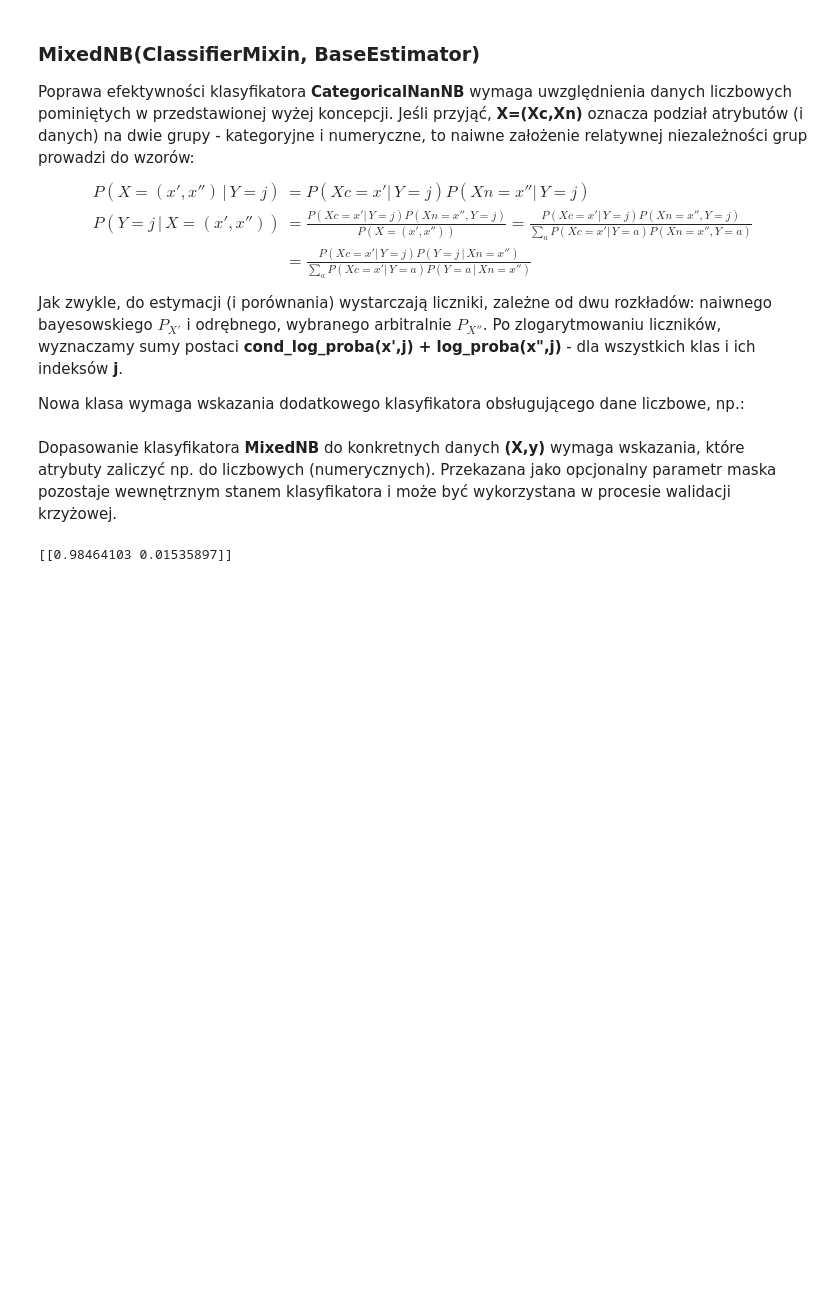
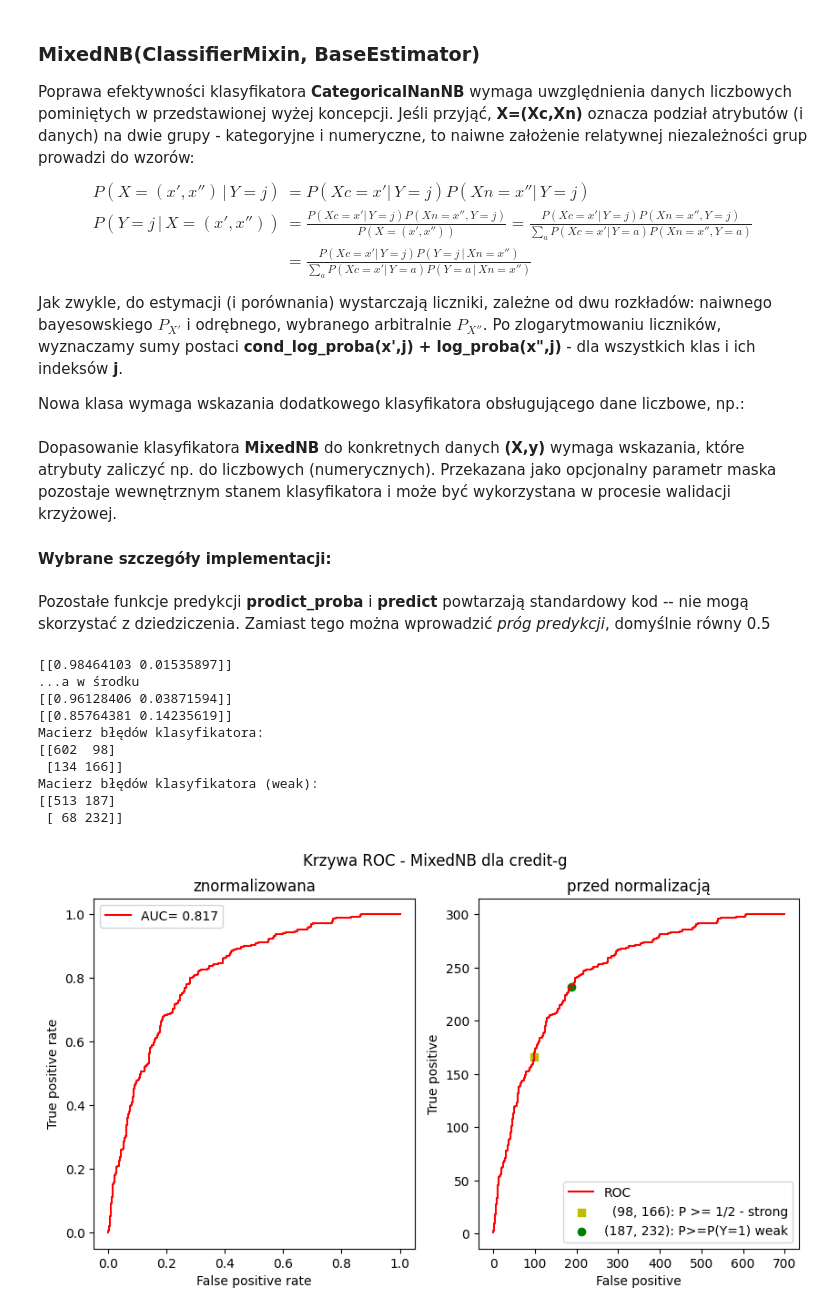
Before and after one commit to GrzegorzAndrzejczak/Programowanie-w-Pythonie, a Jupyter notebook: mixedNB.ipynb, the cells around one changed output. Drawn from its saved outputs; the diff is of its cells as text; code cells hidden in the pictures; blank space fills up the shorter version.

```diff
--- a/mixedNB.ipynb
+++ b/mixedNB.ipynb
@@ -410,14 +410,5 @@ from sklearn.linear_model import LogisticRegression
 cl_mix = MixedNB(LogisticRegression(max_iter=1000))
 # %% [markdown]
 Dopasowanie klasyfikatora **MixedNB** do konkretnych danych **(X,y)** wymaga wskazania, które atrybuty zaliczyć np. do liczbowych (numerycznych). Przekazana jako opcjonalny parametr maska pozostaje wewnętrznym stanem klasyfikatora i może być wykorzystana w procesie walidacji krzyżowej.
+
+#### Wybrane szczegóły implementacji:
-# %%
-data = pd.read_csv("./data/credit-g.csv")
-X = data.iloc[:, :-1].values
-y = data.iloc[:, -1].values
-ylab = np.unique(y)[::-1]           # raczej ('good', 'bad') niż odwrotnie
-y = (y == 'bad').astype(int)      # opcjonalnie
-numeric = [1, 4, 7, 10, 12, 15, 17]
-cl_mix.fit(X, y, nums=numeric)
-print(cl_mix.predict_proba(X[2:3]))
-# %% [output]
-[[0.98464103 0.01535897]]
@@ -423,0 +453,59 @@ print(cl_mix.predict_proba(X[2:3]))
+# %% [markdown]
+Pozostałe funkcje predykcji **prodict_proba** i **predict** powtarzają standardowy kod -- nie mogą skorzystać z dziedziczenia. Zamiast tego można wprowadzić *próg predykcji*, domyślnie równy 0.5
+# %%
+data = pd.read_csv("./data/credit-g.csv")
+X = data.iloc[:, :-1].values
+y = data.iloc[:, -1].values
+ylab = np.unique(y)[::-1]           # raczej ('good', 'bad') niż odwrotnie
+y = (y == 'bad').astype(int)        # opcjonalnie
+numeric = [1, 4, 7, 10, 12, 15, 17]
+cl_mix.fit(X, y, nums=numeric)
+print(cl_mix.predict_proba(X[2:3]))
+print("...a w środku")
+print(cl_mix.claNB.predict_proba(Xc[2:3]))
+print(cl_mix.classifier.predict_proba(Xn[2:3]))
+
+y_pred = cl_mix.predict(X)
+mtx = conf_mtx(y,y_pred)
+print('Macierz błędów klasyfikatora:')
+print(mtx)
+y_proba = cl_mix.predict_proba(X)[:,1]
+fP, tP, _ = roc_curve(y, y_proba)
+auc = roc_auc_score(y, y_proba)
+fig, (ax0, ax1) = plt.subplots(1,2, figsize=(10,5))
+ax0.plot(fP,tP, color="r", label=f"AUC={auc:6.3f}");
+fig.suptitle("Krzywa ROC - MixedNB dla credit-g")
+ax0.set_xlabel("False positive rate")
+ax0.set_ylabel("True positive rate")
+ax0.set_title("znormalizowana")
+ax0.legend();
+
+FP,TP = ROC(y, y_proba)
+pr_apriori = TP[-1]/(len(y))        # akt. 3/10
+y_suspect = (y_proba>=pr_apriori).astype(int)    # ... gdy  P(Y=1|x) >= P(Y=1)
+mtxw = conf_mtx(y,y_suspect)
+print('Macierz błędów klasyfikatora (weak):')
+print(mtxw)
+fps,tps = mtx[:,1]
+fpw,tpw = mtxw[:,1]
+ax1.plot(FP,TP, color="r", label="ROC");
+ax1.scatter(fps,tps, color="y", marker='s', label=f"  {fps,tps}: P >= 1/2 - strong")
+ax1.scatter(fpw,tpw, color="green", marker='o', label=f"{fpw,tpw}: P>=P(Y=1) weak")
+
+ax1.set_xlabel("False positive")
+ax1.set_ylabel("True positive")
+ax1.set_title("przed normalizacją")
+ax1.legend();
+plt.show()
+# %% [output]
+[[0.98464103 0.01535897]]
+...a w środku
+[[0.96128406 0.03871594]]
+[[0.85764381 0.14235619]]
+Macierz błędów klasyfikatora:
+[[602  98]
+ [134 166]]
+Macierz błędów klasyfikatora (weak):
+[[513 187]
+ [ 68 232]]
+[figure, added]
```
Also changed, not shown: parts of 7 cells of this notebook.
